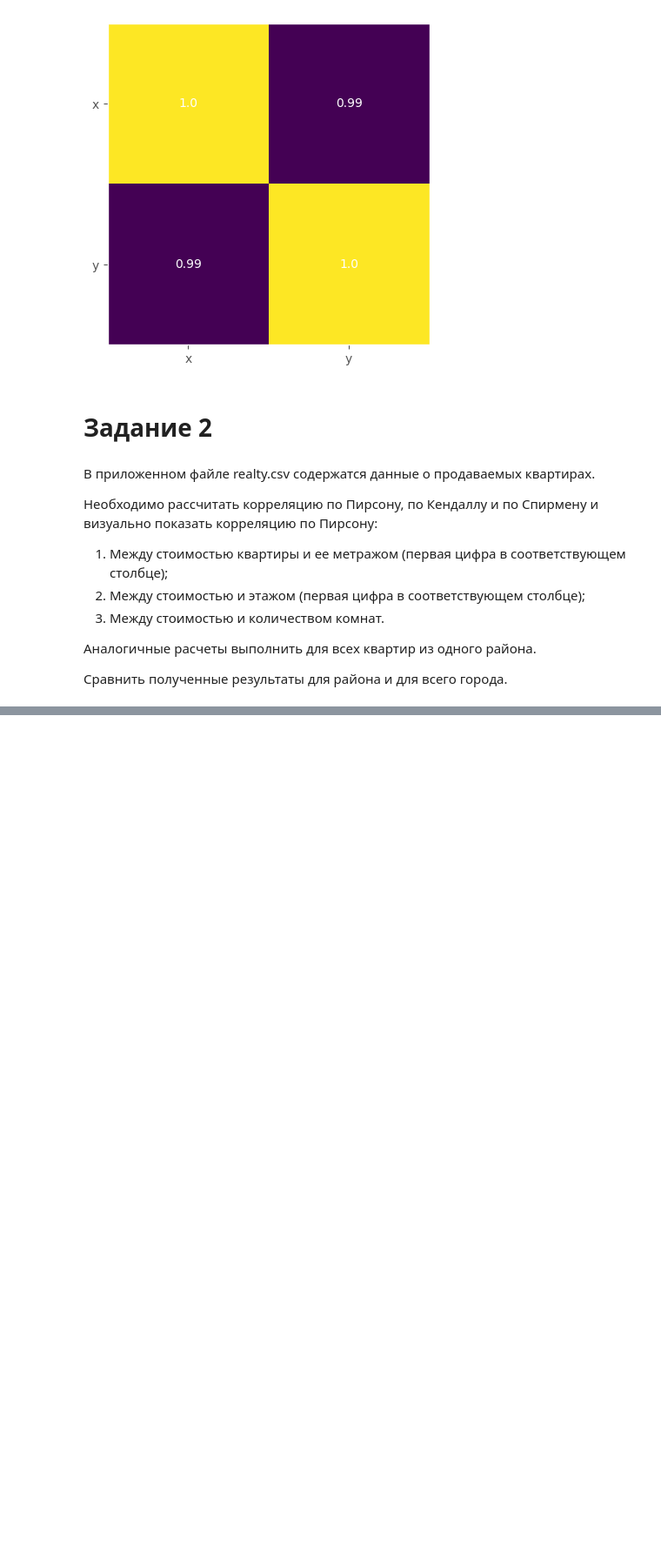
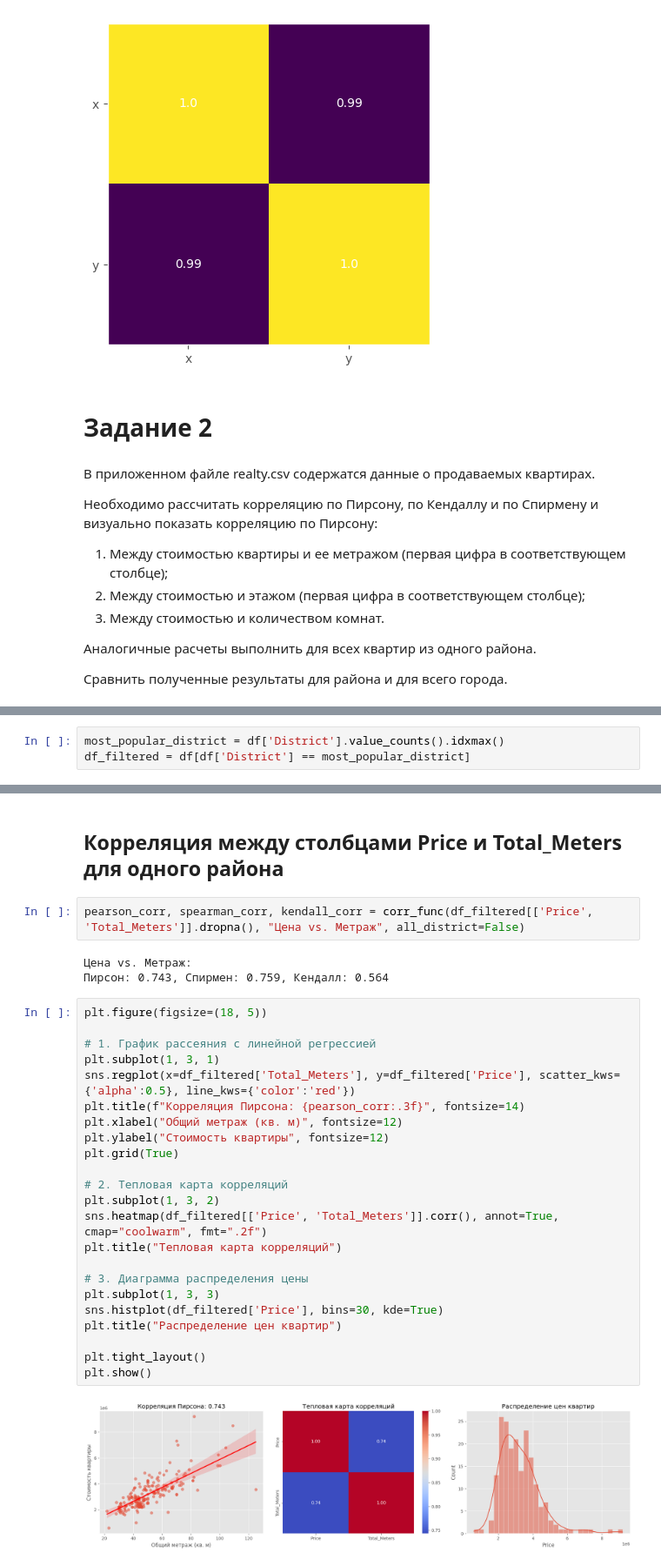
Before and after one commit to TredNR/data_lab, a Jupyter notebook: Ex_data_lab_1ipynb.ipynb, the cells around one changed output, grey strips where cells are left out. Shown at 87% size. Cells and saved outputs as stored; diff of their text form; blank space fills up the shorter version.

```diff
--- a/Ex_data_lab_1ipynb.ipynb
+++ b/Ex_data_lab_1ipynb.ipynb
@@ -456,0 +690,3 @@ plt.show()
+# %%
+most_popular_district = df['District'].value_counts().idxmax()
+df_filtered = df[df['District'] == most_popular_district]
@@ -456,0 +702,32 @@ plt.show()
+# %% [markdown]
+## Корреляция между столбцами Price и Total_Meters для одного района
+# %%
+pearson_corr, spearman_corr, kendall_corr = corr_func(df_filtered[['Price', 'Total_Meters']].dropna(), "Цена vs. Метраж", all_district=False)
+# %% [output]
+Цена vs. Метраж:
+Пирсон: 0.743, Спирмен: 0.759, Кендалл: 0.564
+# %%
+plt.figure(figsize=(18, 5))
+
+# 1. График рассеяния с линейной регрессией
+plt.subplot(1, 3, 1)
+sns.regplot(x=df_filtered['Total_Meters'], y=df_filtered['Price'], scatter_kws={'alpha':0.5}, line_kws={'color':'red'})
+plt.title(f"Корреляция Пирсона: {pearson_corr:.3f}", fontsize=14)
+plt.xlabel("Общий метраж (кв. м)", fontsize=12)
+plt.ylabel("Стоимость квартиры", fontsize=12)
+plt.grid(True)
+
+# 2. Тепловая карта корреляций
+plt.subplot(1, 3, 2)
+sns.heatmap(df_filtered[['Price', 'Total_Meters']].corr(), annot=True, cmap="coolwarm", fmt=".2f")
+plt.title("Тепловая карта корреляций")
+
+# 3. Диаграмма распределения цены
+plt.subplot(1, 3, 3)
+sns.histplot(df_filtered['Price'], bins=30, kde=True)
+plt.title("Распределение цен квартир")
+
+plt.tight_layout()
+plt.show()
+# %% [output]
+[figure, added]
```
Also changed, not shown: parts of 68 cells of this notebook.
